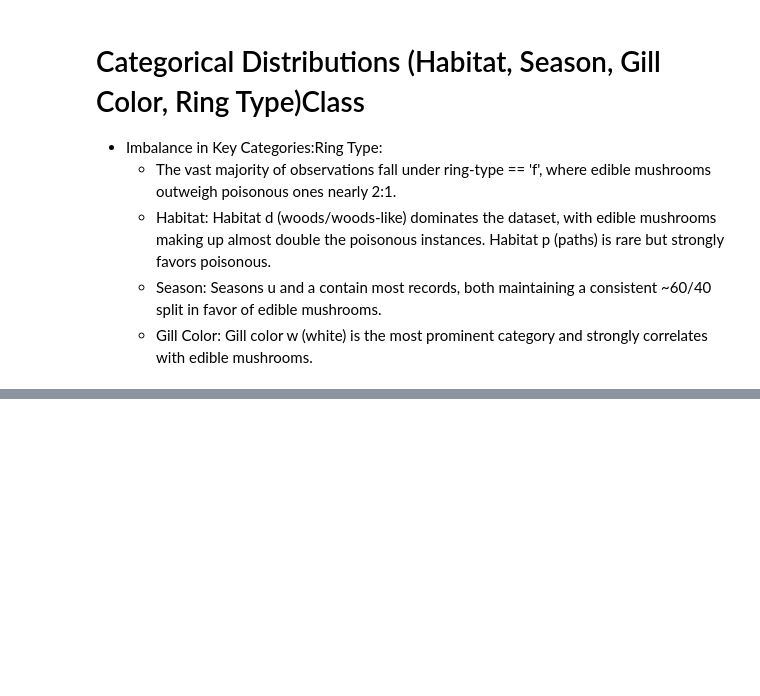
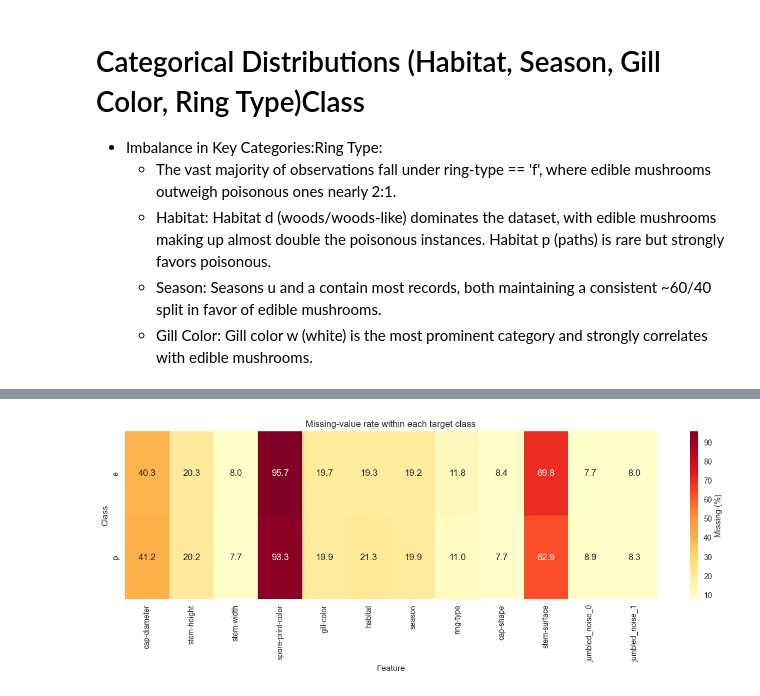
Before and after one commit to dmitcher7/CloudAI-Challenge, a Jupyter notebook: mushrooms/Cisse/1-Data.ipynb, the cells around one changed output, grey strips where cells are left out. Saved outputs shown, nothing was run; the diff lists cells and outputs as text; code cells hidden in the pictures; blank space fills up the shorter version.

```diff
--- a/mushrooms/Cisse/1-Data.ipynb
+++ b/mushrooms/Cisse/1-Data.ipynb
@@ -152,0 +211,12 @@ plt.show()
+# %%
+feature_cols = [c for c in df.columns if c != "class"]
+missing_by_class = df.groupby("class", observed=False)[feature_cols].apply(lambda group: group.isna().mean().mul(100))
+plt.figure(figsize=(13, 5))
+sns.heatmap(missing_by_class, annot=True, fmt=".1f", cmap="YlOrRd", cbar_kws={"label": "Missing (%)"})
+plt.title("Missing-value rate within each target class")
+plt.xlabel("Feature")
+plt.ylabel("Class")
+plt.tight_layout()
+plt.show()
+# %% [output]
+[figure, added]
```
Also changed, not shown: parts of 25 cells of this notebook, 2 other files.
